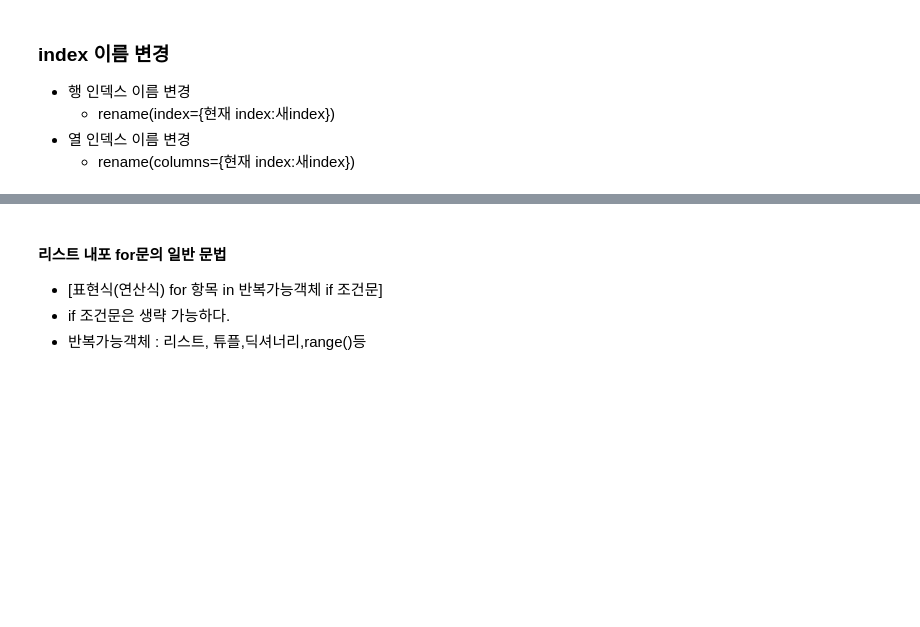
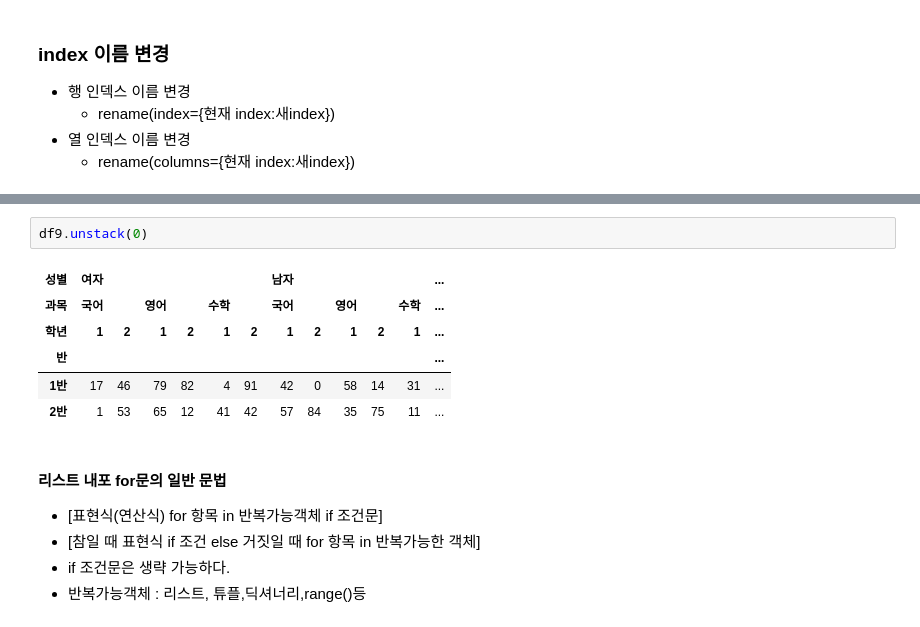
Before and after one commit to BangSungjoon/TIL, a Jupyter notebook: AIWorkspace/source_code/07_판다스 (데이터프레임) 데이터 조작 함수 사용.ipynb, the cells around one changed output, grey strips where cells are left out. Saved outputs shown, nothing was run; the diff lists cells and outputs as text; blank space fills up the shorter version.

```diff
--- a/AIWorkspace/source_code/07_판다스 (데이터프레임) 데이터 조작 함수 사용.ipynb
+++ b/AIWorkspace/source_code/07_판다스 (데이터프레임) 데이터 조작 함수 사용.ipynb
@@ -1019,5 +1505,15 @@ df5[df5['주소'].map(lambda x: x in ['서울', '대구'])]
+# %%
+df9.unstack(0)
+# %% [output]
+| 성별 | 여자 |  |  |  |  |  | 남자 |  |  |  |  | ... |
+| 과목 | 국어 |  | 영어 |  | 수학 |  | 국어 |  | 영어 |  | 수학 | ... |
+| 학년 | 1 | 2 | 1 | 2 | 1 | 2 | 1 | 2 | 1 | 2 | 1 | ... |
+| 반 |  |  |  |  |  |  |  |  |  |  |  | ... |
+| 1반 | 17 | 46 | 79 | 82 | 4 | 91 | 42 | 0 | 58 | 14 | 31 | ... |
+| 2반 | 1 | 53 | 65 | 12 | 41 | 42 | 57 | 84 | 35 | 75 | 11 | ... |
 # %% [markdown]
 #### 리스트 내포 for문의 일반 문법
 - [표현식(연산식) for 항목 in 반복가능객체 if 조건문]
+- [참일 때 표현식 if 조건 else 거짓일 때 for 항목 in 반복가능한 객체]
 - if 조건문은 생략 가능하다.
 - 반복가능객체 : 리스트, 튜플,딕셔너리,range()등
```
Also changed, not shown: parts of 53 cells of this notebook, 6 other files.
